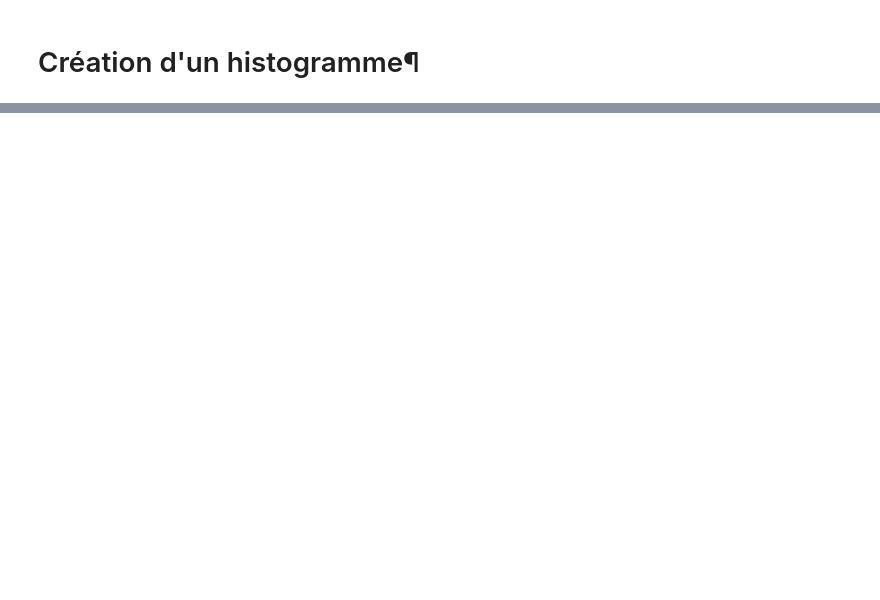
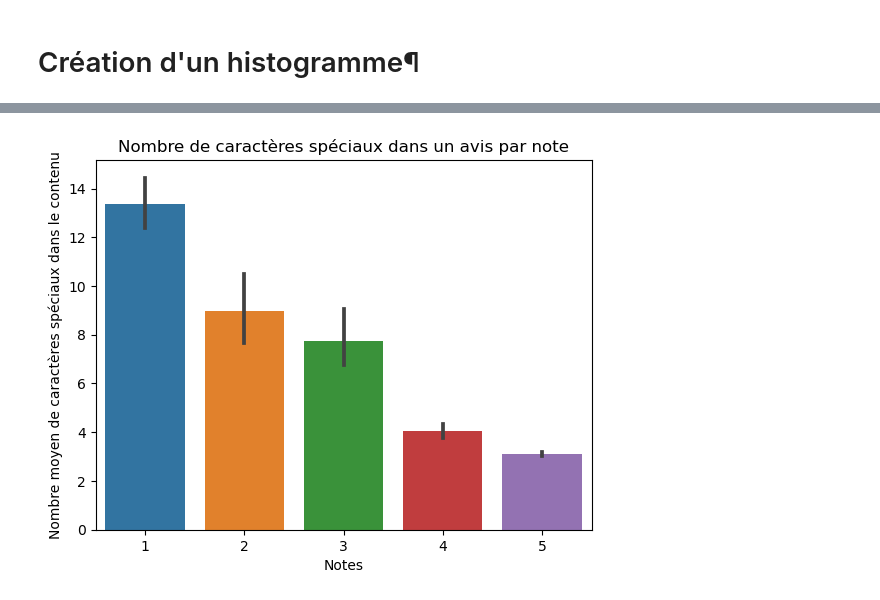
Before and after one commit to AzemoFrank/dst-supply-chain, a Jupyter notebook: Script_1_scraper.ipynb, the cells around one changed output, grey strips where cells are left out. Cells and saved outputs as stored; diff of their text form; code cells hidden in the pictures; blank space fills up the shorter version.

```diff
--- a/Script_1_scraper.ipynb
+++ b/Script_1_scraper.ipynb
@@ -463,0 +505,12 @@ plt.show()
+# %%
+def count_special_chars(s):
+    special_chars = "!\"#$%&'()*+,-./:;<=>?@[\\]^_`{|}~" #Liste de tous les caractères spéciaux
+    return sum(1 for c in s if c in special_chars)
+
+sns.barplot(x = df["Note"], y = df["Contenu_avis"].apply(count_special_chars), data=df)
+plt.xlabel("Notes")
+plt.ylabel("Nombre moyen de caractères spéciaux dans le contenu")
+plt.title("Nombre de caractères spéciaux dans un avis par note")
+plt.show();
+# %% [output]
+[figure, added]
```
Also changed, not shown: parts of 17 cells of this notebook, 2 other files.
